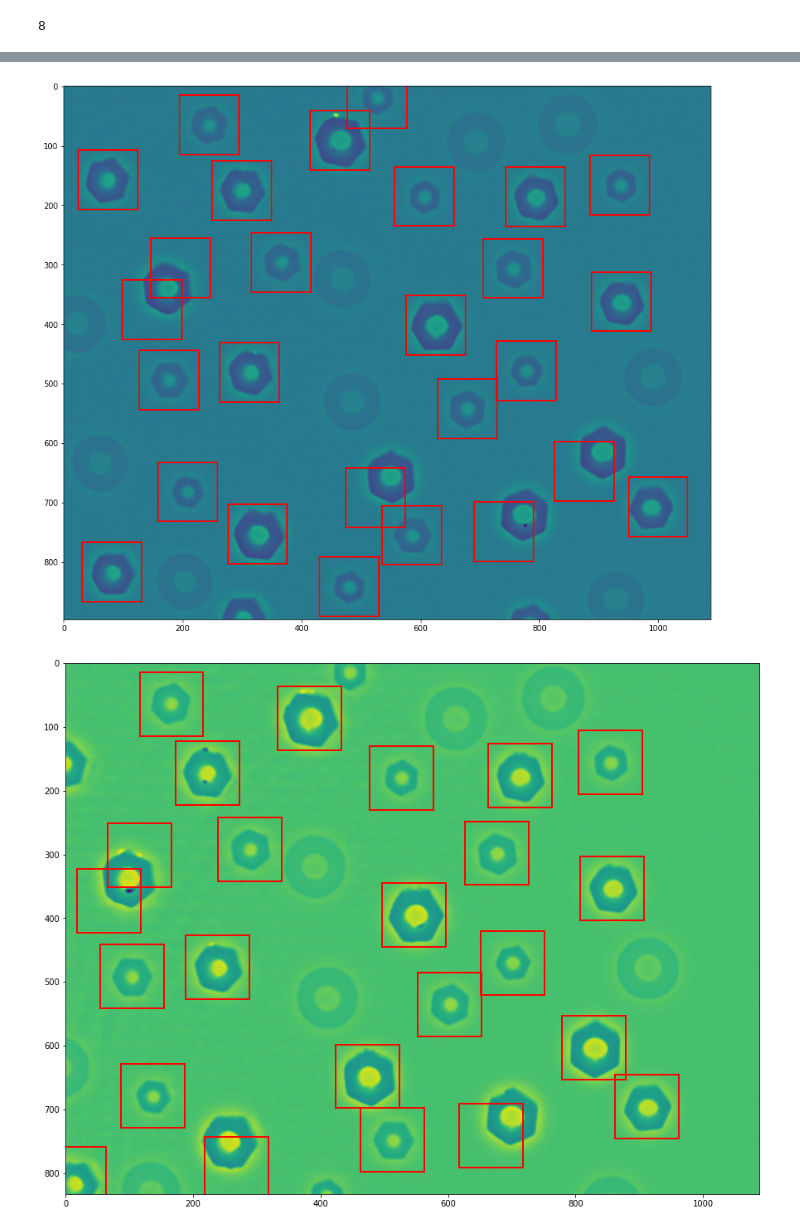
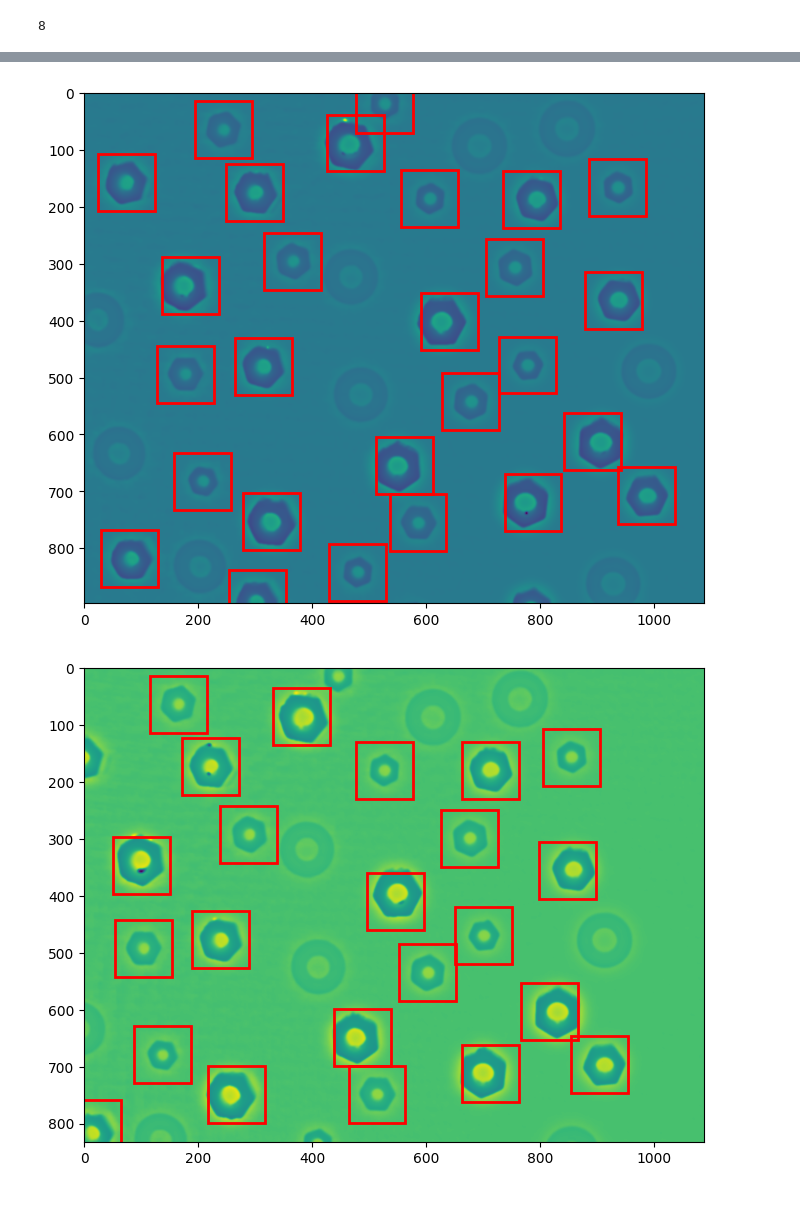
Before and after one commit to juanpb27/ssl_objects_detection, a Jupyter notebook: notebooks/3D_detection_and_counting.ipynb, the cells around one changed output, grey strips where cells are left out. Drawn from its saved outputs; the diff is of its cells as text; code cells hidden in the pictures; blank space fills up the shorter version.

```diff
--- a/notebooks/3D_detection_and_counting.ipynb
+++ b/notebooks/3D_detection_and_counting.ipynb
@@ -47,7 +47,7 @@ class Preprocessor():
     return cropped_image
 
   def normalizate(self, image):
-    normalized_image = (image - np.min(image)) / (np.max(image) - np.min(image))
+    normalized_image = (image - np.quantile(image, 0.01))/ (np.quantile(image, 0.99) - np.quantile(image, 0.01))
 
     return normalized_image
 
@@ -122,7 +122,7 @@ class Trainer():
     return history
 
   def plot_performance(self, history):
-    fig, (ax1, ax2) = plt.subplots(1, 2, figsize=(12,6))
+    fig, (ax1, ax2) = plt.subplots(1, 2, figsize=(8,4))
     fig.suptitle('Total loss and consistency loss')
 
     ax1.plot(history.history['total_loss'])
@@ -259,11 +259,11 @@ class Postprocessor():
     return final_detections
 
 
-  def plot_boxes(self, test_image, detections, plot=True):
+  def plot_boxes(self, test_image, detections, figsize=(15, 15), plot=True):
     list_boxes, list_bounds, scaled_detections = [], [], []
 
     if plot:
-      fig, ax = plt.subplots(figsize=(15, 15))
+      fig, ax = plt.subplots(figsize=figsize)
       plt.imshow(test_image)
 
     for index in range(len(detections)):
@@ -360,10 +368,8 @@ trainer1.plot_performance(history1)
 # %% [markdown]
 # Load pre-trained weights
 # %%
-"""
-filepath = '/content/drive/MyDrive/Investigacion/Model/checkpoints/small_nuts'
-trainer1 = Trainer(filepath)
-trainer1.model = dt.models.LodeSTAR(input_shape=(None, None, 1))
-trainer1.model.load_weights(filepath)
-"""
+filepath = '/content/drive/MyDrive/Investigacion/Model/checkpoints/final_nuts'
+trainer = Trainer(filepath)
+trainer.model = dt.models.LodeSTAR(input_shape=(None, None, 1))
+trainer.model.load_weights(filepath)
 # %% [output]
@@ -386,15 +392,15 @@ def test(test_data, model, downsample=1, alpha=0.1, cutoff=0.99, mode="quantile"
   postprocessor = Postprocessor()
   test_image = input_set[0]
   bounds = postprocessor.plot_boxes(test_image, detections, plot=plotPrevious)
-  final_detections = postprocessor.apply_nms(test_image, bounds)
+  final_detections = postprocessor.apply_nms(test_image, bounds, figsize = (8,8))
 
   return final_detections
 # %%
 # Detection settings
 alpha = 0.1 # 0.1
-cutoff = 0.996 # 0.99
+cutoff = 0.9985 # 0.99
 mode = "quantile"
 
 for idx in range(len(test_set)):
-  final_detections = test(test_set[idx], trainer1.model, downsample=2, alpha=alpha, cutoff=cutoff, plotPrevious=False)
+  final_detections = test(test_set[idx], trainer.model, downsample=2, alpha=alpha, cutoff=cutoff, plotPrevious=False)
 # %% [output]
@@ -422,2 +428,2 @@ for idx in range(len(test_set)):
-[figure, old version]
+[figure, new version]
-[figure, old version]
+[figure, new version]
```
Also changed, not shown: parts of 15 cells of this notebook, 4 other files.
